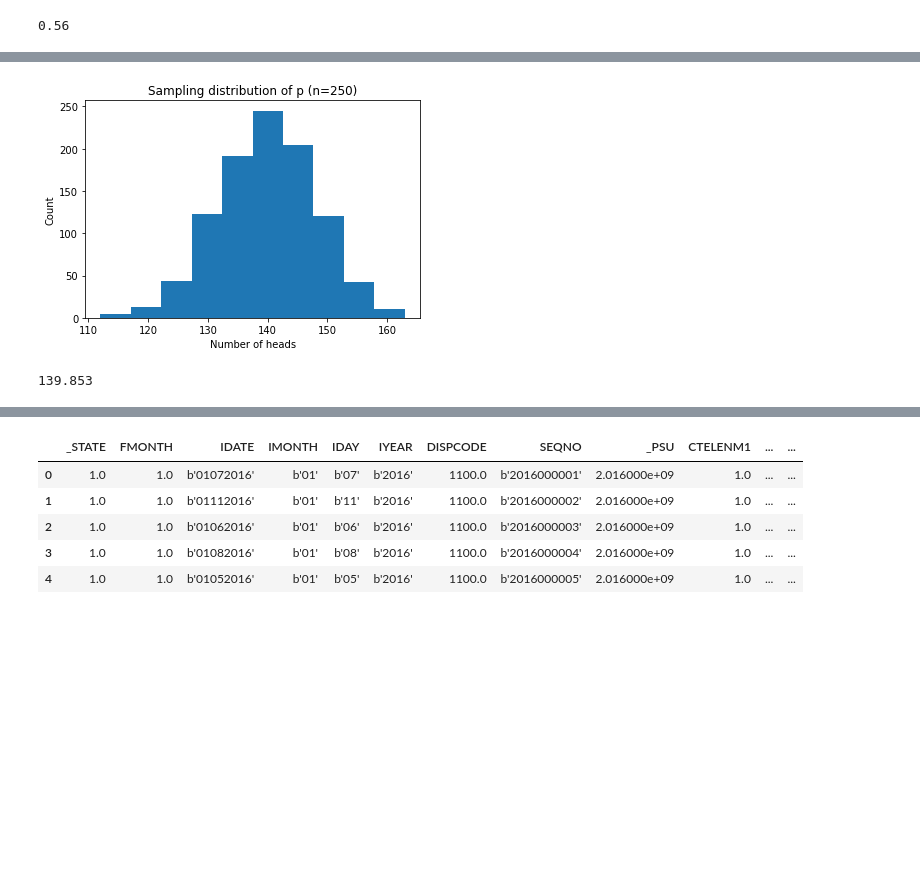
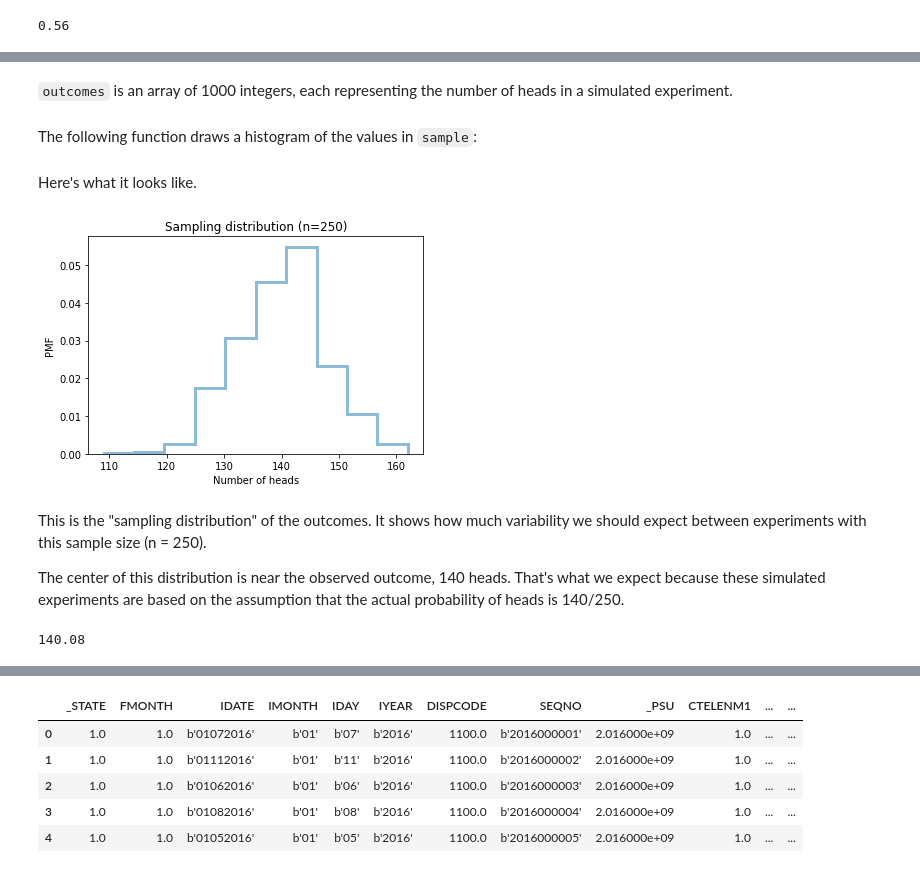
Before and after one commit to AllenDowney/CompStats, a Jupyter notebook: resampling.ipynb, the cells around one changed output, grey strips where cells are left out. Cells and saved outputs as stored; diff of their text form; code cells hidden in the pictures; blank space fills up the shorter version.

```diff
--- a/resampling.ipynb
+++ b/resampling.ipynb
@@ -37,16 +81,48 @@ flip(sample_size, observed_proportion)
 def run_experiments(n, p, iters):
     t = [flip(n, p) for i in range(iters)]
     return np.array(t)
+# %% [markdown]
+`outcomes` is an array of 1000 integers, each representing the number of heads in a simulated experiment.
 # %%
-sample = run_experiments(sample_size, observed_proportion, 1000);
+outcomes = run_experiments(sample_size, observed_proportion, 1000);
+# %% [markdown]
+The following function draws a histogram of the values in `sample`:
+# %%
+def hist(sample, low=None, high=None):
+    # draw the histogram
+    options = dict(alpha=0.5, color='C0')
+    xs, ys, patches = plt.hist(sample,
+                               density=True,
+                               histtype='step',
+                               linewidth=3,
+                               **options)
+
+    # fill in the histogram, if desired
+    if low is not None:
+        x1 = low
+        if high is not None:
+            x2 = high
+        else:
+            x2 = np.max(sample)
+
+        fill = plt.axvspan(x1, x2,
+                           clip_path=patches[0],
+                           **options)
+    plt.ylabel('PMF')
+# %% [markdown]
+Here's what it looks like.
 # %%
-plt.hist(sample)
-plt.title('Sampling distribution of p (n=250)')
-plt.xlabel('Number of heads')
-plt.ylabel('Count');
+hist(outcomes)
+
+plt.title('Sampling distribution (n=250)')
+plt.xlabel('Number of heads');
 # %% [output]
-[figure, old version]
+[figure, new version]
+# %% [markdown]
+This is the "sampling distribution" of the outcomes.  It shows how much variability we should expect between experiments with this sample size (n = 250).
+
+The center of this distribution is near the observed outcome, 140 heads.  That's what we expect because these simulated experiments are based on the assumption that the actual probability of heads is 140/250.
 # %%
-np.mean(sample)
+np.mean(outcomes)
 # %% [output]
-139.853
+140.08
```
Also changed, not shown: parts of 37 cells of this notebook, 1 other file.
